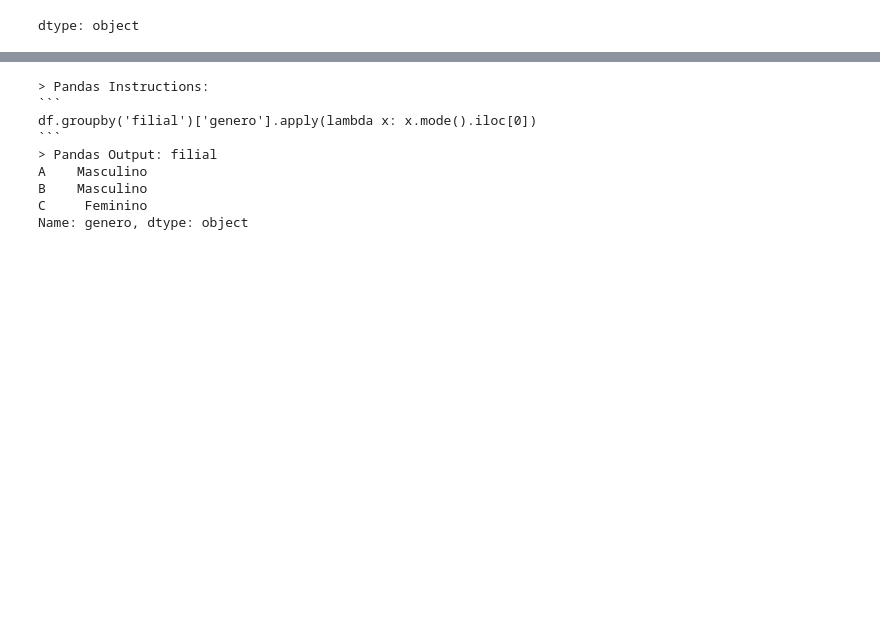
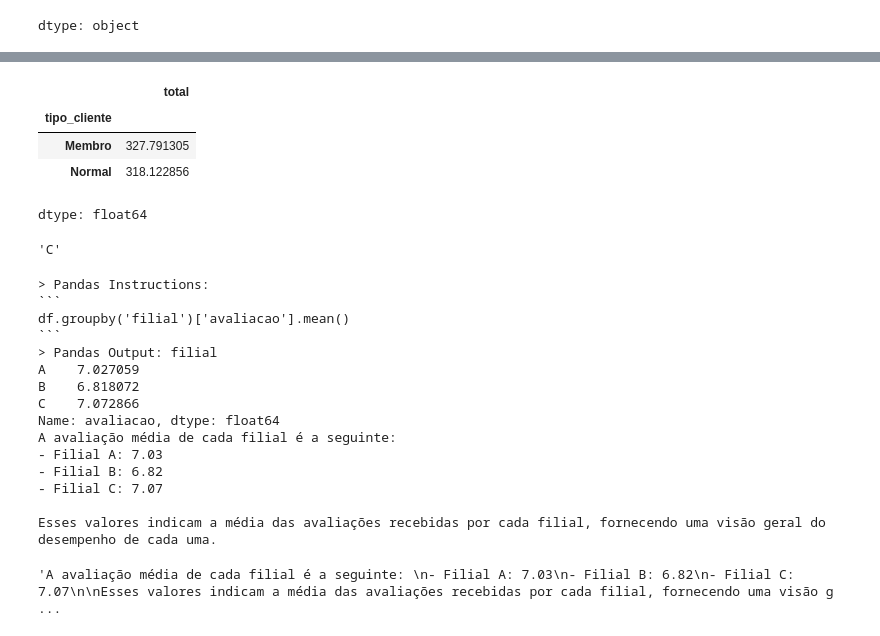
Before and after one commit to klausreitz/cohid, a Jupyter notebook: LLM_EXCEL_QUERY.ipynb, the cells around one changed output, grey strips where cells are left out. Saved outputs shown, nothing was run; the diff lists cells and outputs as text; code cells hidden in the pictures; blank space fills up the shorter version.

````diff
--- a/LLM_EXCEL_QUERY.ipynb
+++ b/LLM_EXCEL_QUERY.ipynb
@@ -69,0 +93,16 @@ dtype: object
+# %%
+#Qual é a média de valor de compra por tipo de cliente?
+
+df.groupby('tipo_cliente')['total'].mean()
+# %% [output]
+|  | total |
+| tipo_cliente |  |
+| Membro | 327.791305 |
+| Normal | 318.122856 |
+dtype: float64
+# %%
+#Qual é a filial com maior faturamento?
+
+df.groupby('filial')['total'].sum().idxmax()
+# %% [output]
+'C'
@@ -70,12 +113,23 @@ dtype: object
 # %%
-response = query_engine.query('Qual gênero compra mais em cada filial?')
+response = query_engine.query('Qual é a avaliação média de cada filial?')
+print(str(response))
 # %% [output]
 > Pandas Instructions:
 ```
-df.groupby('filial')['genero'].apply(lambda x: x.mode().iloc[0])
+df.groupby('filial')['avaliacao'].mean()
 ```
 > Pandas Output: filial
-A    Masculino
-B    Masculino
-C     Feminino
-Name: genero, dtype: object
+A    7.027059
+B    6.818072
+C    7.072866
+Name: avaliacao, dtype: float64
+A avaliação média de cada filial é a seguinte:
+- Filial A: 7.03
+- Filial B: 6.82
+- Filial C: 7.07
+
+Esses valores indicam a média das avaliações recebidas por cada filial, fornecendo uma visão geral do desempenho de cada uma.
+# %%
+response.response
+# %% [output]
+'A avaliação média de cada filial é a seguinte: \n- Filial A: 7.03\n- Filial B: 6.82\n- Filial C: 7.07\n\nEsses valores indicam a média das avaliações recebidas por cada filial, fornecendo uma visão g ...
````
Also changed, not shown: parts of 6 cells of this notebook.
